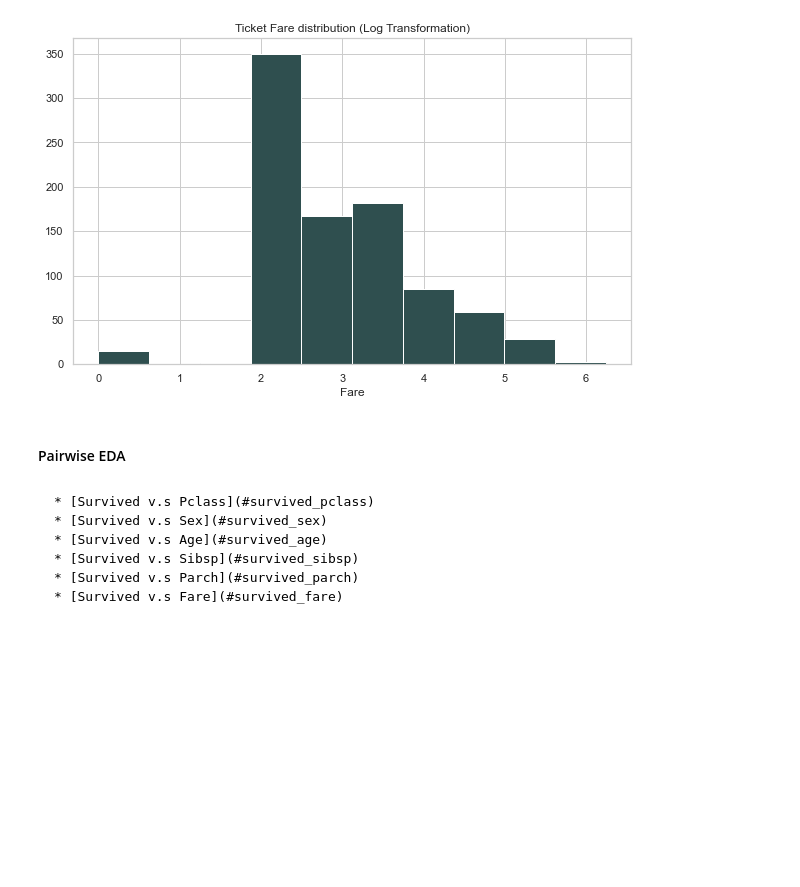
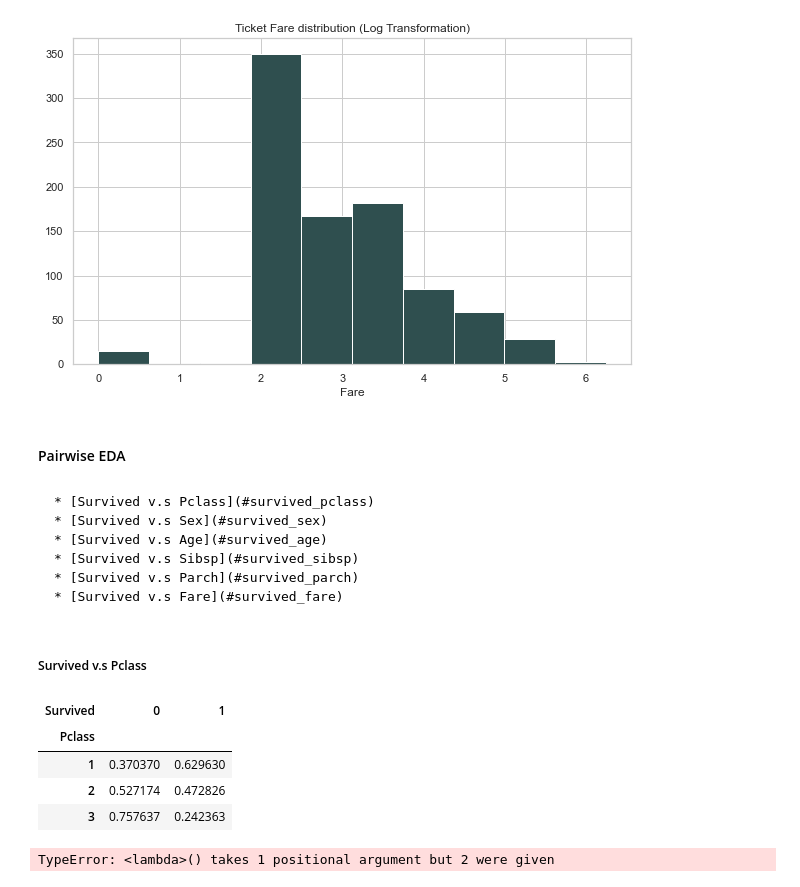
Before and after one commit to jay619/Kaggle-Competitions, a Jupyter notebook: 1-Titanic/src/titanic.ipynb, the cells around one changed output. Saved outputs shown, nothing was run; the diff lists cells and outputs as text; code cells hidden in the pictures; blank space fills up the shorter version.

```diff
--- a/1-Titanic/src/titanic.ipynb
+++ b/1-Titanic/src/titanic.ipynb
@@ -475,0 +482,20 @@ plt.close()
+# %% [markdown]
+##### <a class="anchor" id="survived_pclass">Survived v.s Pclass</a>
+# %%
+pd.crosstab(train['Pclass'], train['Survived'], normalize='index')
+# %% [output]
+| Survived | 0 | 1 |
+| Pclass |  |  |
+| 1 | 0.370370 | 0.629630 |
+| 2 | 0.527174 | 0.472826 |
+| 3 | 0.757637 | 0.242363 |
+# %%
+query = '''
+select Pclass, Survived, count(*)
+from train
+group by Pclass, Survived;
+'''
+
+pysqldf(query)
+# %% [output]
+TypeError: <lambda>() takes 1 positional argument but 2 were given
```
Also changed, not shown: parts of 6 cells of this notebook, 1 other file.
